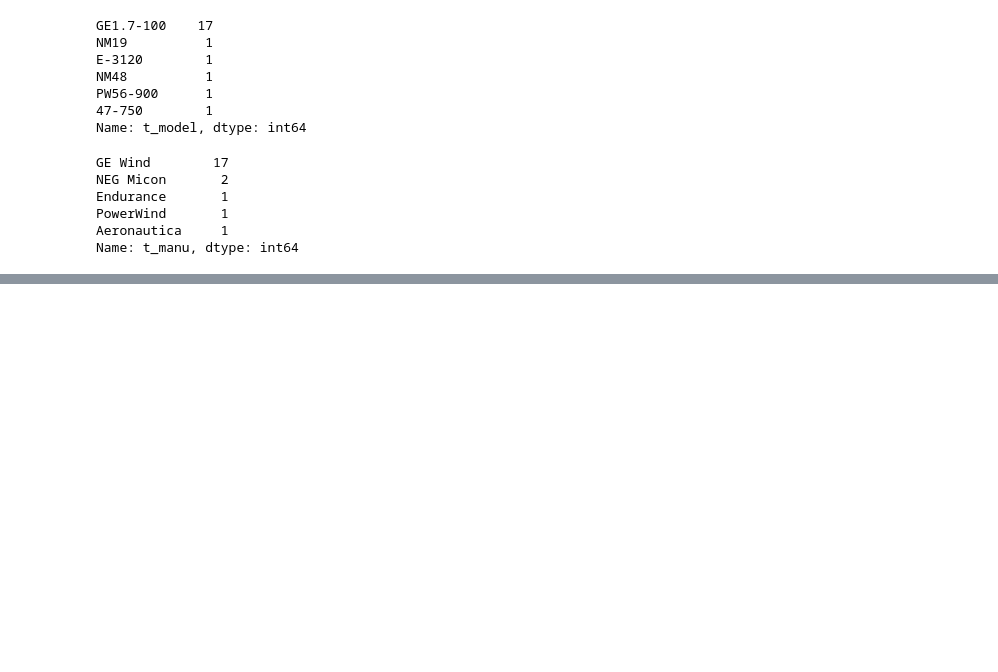
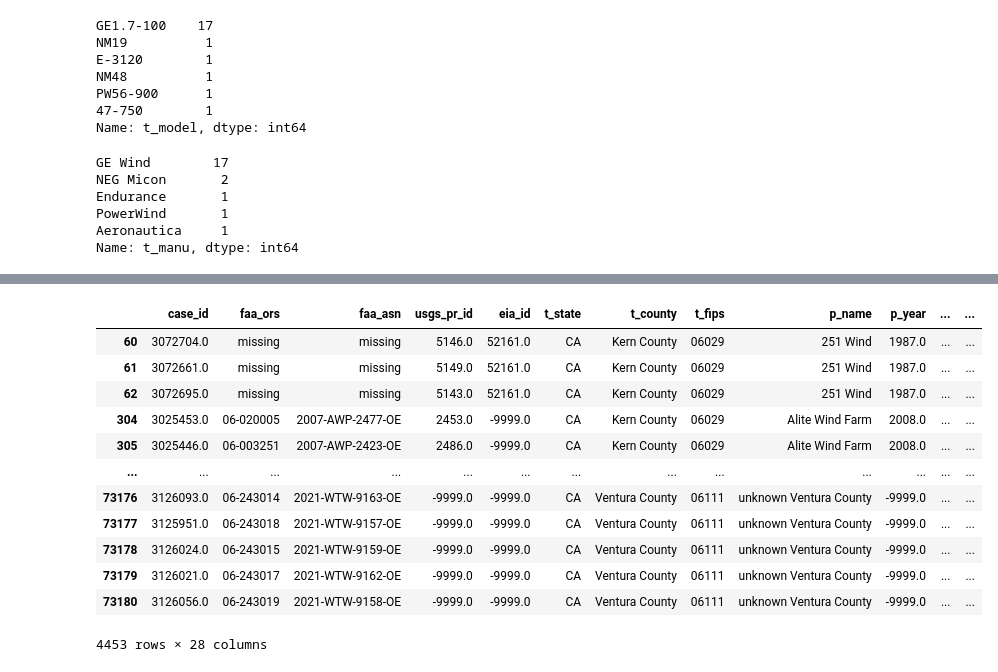
Before and after one commit to Qianru69/Wind-Prediction, a Jupyter notebook: Wind-Prediction.ipynb, the cells around one changed output, grey strips where cells are left out. Saved outputs shown, nothing was run; the diff lists cells and outputs as text; code cells hidden in the pictures; blank space fills up the shorter version.

```diff
--- a/Wind-Prediction.ipynb
+++ b/Wind-Prediction.ipynb
@@ -214,0 +170,20 @@ Data variables:
+# %%
+long = gdf[gdf.xlong <= -116]
+long = long[long.xlong >= -120]
+lat =  long[long.ylat <= 36]
+lat = lat[lat.ylat >= 32]
+lat
+# %% [output]
+|  | case_id | faa_ors | faa_asn | usgs_pr_id | eia_id | t_state | t_county | t_fips | p_name | p_year | ... | ... |
+| 60 | 3072704.0 | missing | missing | 5146.0 | 52161.0 | CA | Kern County | 06029 | 251 Wind | 1987.0 | ... | ... |
+| 61 | 3072661.0 | missing | missing | 5149.0 | 52161.0 | CA | Kern County | 06029 | 251 Wind | 1987.0 | ... | ... |
+| 62 | 3072695.0 | missing | missing | 5143.0 | 52161.0 | CA | Kern County | 06029 | 251 Wind | 1987.0 | ... | ... |
+| 304 | 3025453.0 | 06-020005 | 2007-AWP-2477-OE | 2453.0 | -9999.0 | CA | Kern County | 06029 | Alite Wind Farm | 2008.0 | ... | ... |
+| 305 | 3025446.0 | 06-003251 | 2007-AWP-2423-OE | 2486.0 | -9999.0 | CA | Kern County | 06029 | Alite Wind Farm | 2008.0 | ... | ... |
+| ... | ... | ... | ... | ... | ... | ... | ... | ... | ... | ... | ... | ... |
+| 73176 | 3126093.0 | 06-243014 | 2021-WTW-9163-OE | -9999.0 | -9999.0 | CA | Ventura County | 06111 | unknown Ventura County | -9999.0 | ... | ... |
+| 73177 | 3125951.0 | 06-243018 | 2021-WTW-9157-OE | -9999.0 | -9999.0 | CA | Ventura County | 06111 | unknown Ventura County | -9999.0 | ... | ... |
+| 73178 | 3126024.0 | 06-243015 | 2021-WTW-9159-OE | -9999.0 | -9999.0 | CA | Ventura County | 06111 | unknown Ventura County | -9999.0 | ... | ... |
+| 73179 | 3126021.0 | 06-243017 | 2021-WTW-9162-OE | -9999.0 | -9999.0 | CA | Ventura County | 06111 | unknown Ventura County | -9999.0 | ... | ... |
+| 73180 | 3126056.0 | 06-243019 | 2021-WTW-9158-OE | -9999.0 | -9999.0 | CA | Ventura County | 06111 | unknown Ventura County | -9999.0 | ... | ... |
+4453 rows × 28 columns
```
Also changed, not shown: parts of 21 cells of this notebook.
